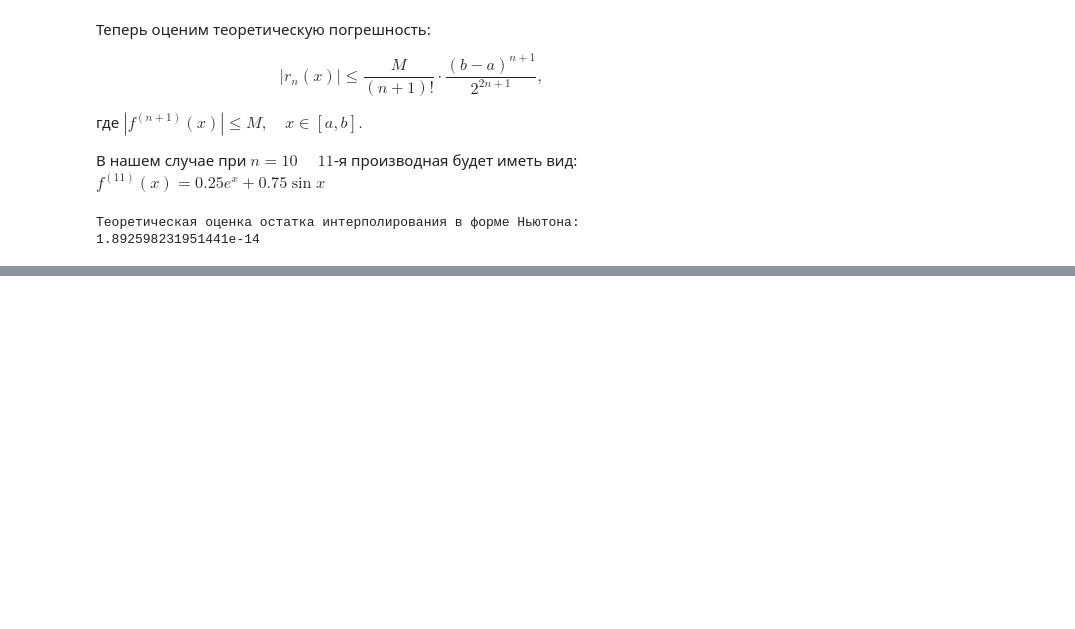
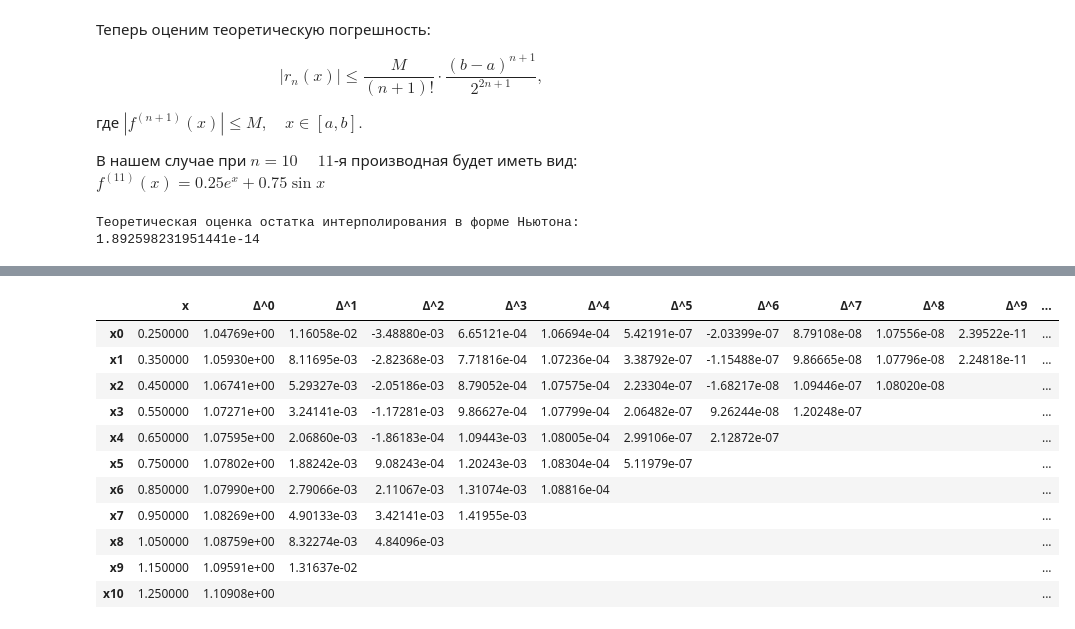
Before and after one commit to SupremeIntelligence/numerical-methods, a Jupyter notebook: Lab2/lab2.ipynb, the cells around one changed output, grey strips where cells are left out. Cells and saved outputs as stored; diff of their text form; code cells hidden in the pictures; blank space fills up the shorter version.

```diff
--- a/Lab2/lab2.ipynb
+++ b/Lab2/lab2.ipynb
@@ -423,0 +451,83 @@ print("Теоретическая оценка остатка интерполи
+# %%
+def finite_difference_2d(F_x: list[float]) -> list[list[float]]:
+    """
+    Вычисление разделенной разности f(x_i, ..., x_j), используя двумерный массив
+    F_x: список значений функции в узлах
+    """
+    n = len(F_x)
+    dp = [[0.0] * n for _ in range(n)]
+    dp[0] = F_x.copy()
+
+    for i in range(1, n):
+        for j in range(n - i):
+            dp[i][j] = dp[i-1][j + 1] - dp[i-1][j]
+    return dp
+
+def newton_bessel_polynomial(x: float, X: list[float], F_x: list[float]) -> tuple[float, float, list[list[float]]]:
+    """
+    Вычисление интерполяционного многочлена в форме Ньютона-Бесселя третьего порядка для точки x
+    x: точка, в которой нужно вычислить многочлен
+    X: список равностоящих узлов
+    F_x: список значений функции в узлах
+    """
+
+    def f_4_derivative(x: float) -> float:
+        return 0.25 * np.exp(x) + 0.75 * np.cos(x)
+
+    index = 0
+    for i in range(len(X)-1):
+        if X[i] <= x <= X[i+1]:
+            x_n = X[i]
+            index = i
+            break
+
+    k = 2
+    h = X[1] - X[0]
+    t = (x - x_n) / h
+
+    table = finite_difference_2d(F_x)
+    delta_0 = (table[0][index] + table[0][index+1])/2
+    delta_1 = table[1][index]
+    delta_2 = (table[2][index] + table[2][index-1])/2
+    delta_3 = table[3][index-1]
+
+    result = delta_0 + (t-0.5)*delta_1 + t*(t-1)*delta_2/factorial(2) + t*(t-1)*(t-0.5)*delta_3/(factorial(3))
+
+    ksi = np.linspace(x_n - k*h + h, x_n + k*h, 1000)
+    M_f = max(abs(f_4_derivative(ksi_i)) for ksi_i in ksi)
+
+    residual = h**(2*k) * t*(t**2 -1) * M_f / factorial(2*k)
+    return result, abs(residual), table
+
+x_mid = recovery_x[1]
+result, r_theoretical, table = newton_bessel_polynomial(x_mid, X, F_x)
+r_practical = abs(result - f(x_mid))
+
+df = pd.DataFrame({
+    "Точка восстановления из середины": x_mid,
+    "f(x)": f(x_mid),
+    "P_n(x)": result,
+    "Теоретическая невязка": r_theoretical,
+    "|f(x) - P_n(x)|": r_practical
+},index=[0])
+df = df.style.format({"Теоретическая невязка": "{:.5e}", "|f(x) - P_n(x)|": "{:.5e}"})
+display(df)
+
+df_table = pd.DataFrame(table).T
+n = len(F_x)
+
+for i in range(n):
+    df_table.iloc[i, n-i:] = np.nan
+
+df_table.index = [f"x{i}" for i in range(n)]
+df_table.columns = [f"Δ^{i}" for i in range(n)]
+df_table.insert(0, "x", X)
+
+df_table = df_table.style.format(
+    {col: "{:.5e}" for col in df_table.columns if col != "x"},
+    na_rep=""
+)
+
+print("\nТаблица конечных разностей:")
+display(df_table)
+# %% [output]
@@ -423,0 +538,12 @@ print("Теоретическая оценка остатка интерполи
+|  | x | Δ^0 | Δ^1 | Δ^2 | Δ^3 | Δ^4 | Δ^5 | Δ^6 | Δ^7 | Δ^8 | Δ^9 | ... |
+| x0 | 0.250000 | 1.04769e+00 | 1.16058e-02 | -3.48880e-03 | 6.65121e-04 | 1.06694e-04 | 5.42191e-07 | -2.03399e-07 | 8.79108e-08 | 1.07556e-08 | 2.39522e-11 | ... |
+| x1 | 0.350000 | 1.05930e+00 | 8.11695e-03 | -2.82368e-03 | 7.71816e-04 | 1.07236e-04 | 3.38792e-07 | -1.15488e-07 | 9.86665e-08 | 1.07796e-08 | 2.24818e-11 | ... |
+| x2 | 0.450000 | 1.06741e+00 | 5.29327e-03 | -2.05186e-03 | 8.79052e-04 | 1.07575e-04 | 2.23304e-07 | -1.68217e-08 | 1.09446e-07 | 1.08020e-08 |  | ... |
+| x3 | 0.550000 | 1.07271e+00 | 3.24141e-03 | -1.17281e-03 | 9.86627e-04 | 1.07799e-04 | 2.06482e-07 | 9.26244e-08 | 1.20248e-07 |  |  | ... |
+| x4 | 0.650000 | 1.07595e+00 | 2.06860e-03 | -1.86183e-04 | 1.09443e-03 | 1.08005e-04 | 2.99106e-07 | 2.12872e-07 |  |  |  | ... |
+| x5 | 0.750000 | 1.07802e+00 | 1.88242e-03 | 9.08243e-04 | 1.20243e-03 | 1.08304e-04 | 5.11979e-07 |  |  |  |  | ... |
+| x6 | 0.850000 | 1.07990e+00 | 2.79066e-03 | 2.11067e-03 | 1.31074e-03 | 1.08816e-04 |  |  |  |  |  | ... |
+| x7 | 0.950000 | 1.08269e+00 | 4.90133e-03 | 3.42141e-03 | 1.41955e-03 |  |  |  |  |  |  | ... |
+| x8 | 1.050000 | 1.08759e+00 | 8.32274e-03 | 4.84096e-03 |  |  |  |  |  |  |  | ... |
+| x9 | 1.150000 | 1.09591e+00 | 1.31637e-02 |  |  |  |  |  |  |  |  | ... |
+| x10 | 1.250000 | 1.10908e+00 |  |  |  |  |  |  |  |  |  | ... |
```
Also changed, not shown: parts of 4 cells of this notebook.
